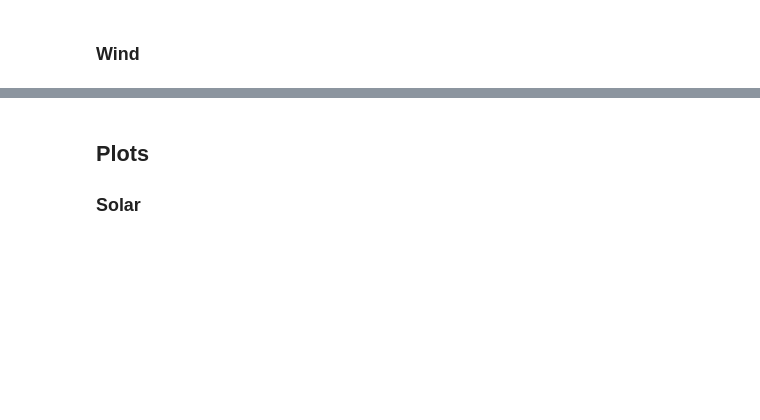
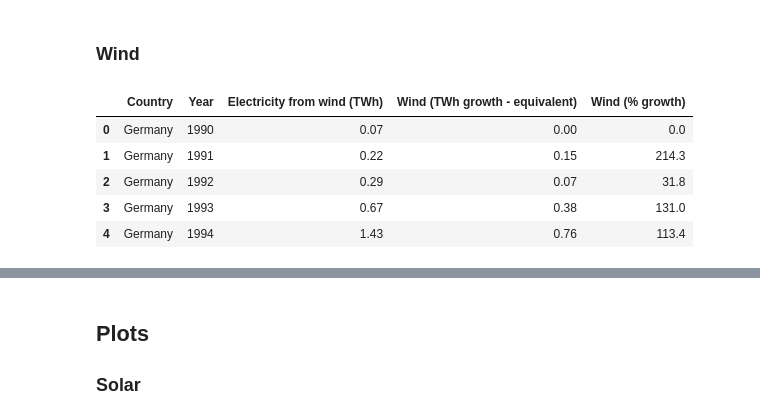
Before and after one commit to alexschillingfhnw/cda2, a Jupyter notebook: AS_eda.ipynb, the cells around one changed output, grey strips where cells are left out. Cells and saved outputs as stored; diff of their text form; code cells hidden in the pictures; blank space fills up the shorter version.

```diff
--- a/AS_eda.ipynb
+++ b/AS_eda.ipynb
@@ -29,0 +32,3 @@ df_hydro_generation.head()
+# %%
+df_wind_generation = pd.read_csv('Data/All/Wind/wind-energy-generation.csv')
+df_wind_generation.head()
@@ -60,3 +84,16 @@ df_hydro_generation.head()
 | 4 | Germany | 1994 | 19.93 | 2.05 | 11.5 |
 # %% [markdown]
 ### Wind
+# %%
+df_wind_generation = wrangle_dataframe(df_wind_generation, "Electricity from wind (TWh)")
+
+df_wind_generation = add_growth_columns(df_wind_generation, 'Wind (TWh growth - equivalent)', 'Wind (% growth)', 'Electricity from wind (TWh)')
+
+df_wind_generation.head()
+# %% [output]
+|  | Country | Year | Electricity from wind (TWh) | Wind (TWh growth - equivalent) | Wind (% growth) |
+| 0 | Germany | 1990 | 0.07 | 0.00 | 0.0 |
+| 1 | Germany | 1991 | 0.22 | 0.15 | 214.3 |
+| 2 | Germany | 1992 | 0.29 | 0.07 | 31.8 |
+| 3 | Germany | 1993 | 0.67 | 0.38 | 131.0 |
+| 4 | Germany | 1994 | 1.43 | 0.76 | 113.4 |
```
Also changed, not shown: parts of 12 cells of this notebook.
